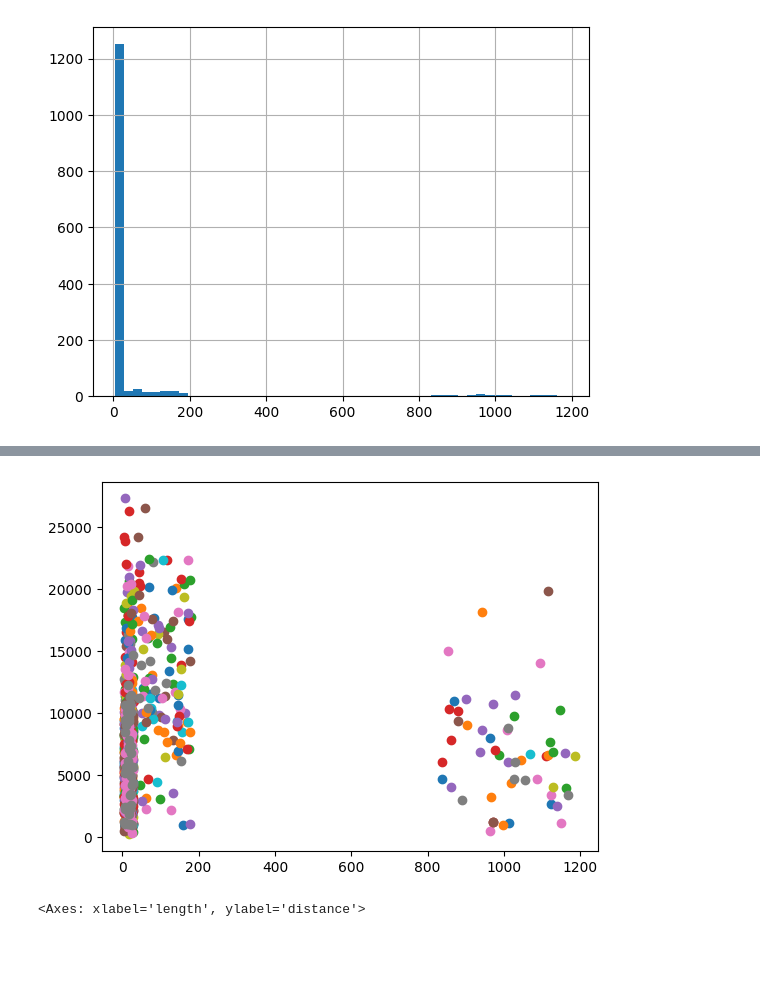
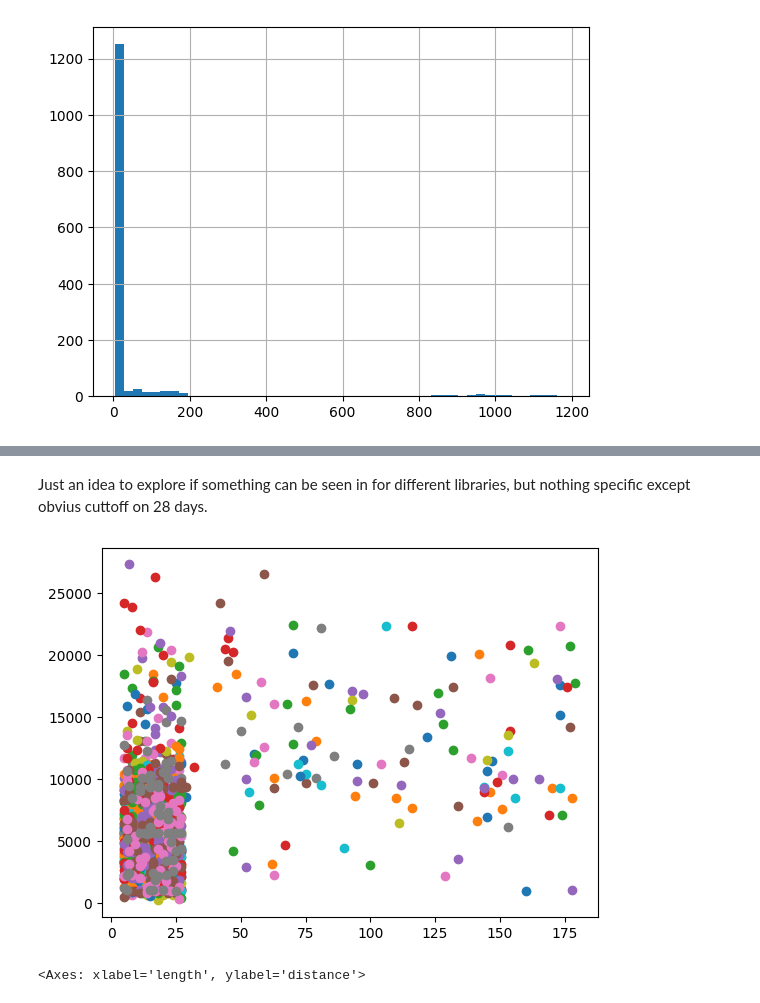
Before and after one commit to homoludens/library_example, a Jupyter notebook: library_eda.ipynb, the cells around one changed output, grey strips where cells are left out. Drawn from its saved outputs; the diff is of its cells as text; code cells hidden in the pictures; blank space fills up the shorter version.

```diff
--- a/library_eda.ipynb
+++ b/library_eda.ipynb
@@ -799,12 +808,14 @@ merged_df['length'].hist(bins=50)
+# %% [markdown]
+Just an idea to explore if something can be seen in for different libraries, but nothing specific except obvius cuttoff on 28 days.
 # %%
-late_df = merged_df[(merged_df['length']<2000)&(merged_df['length']>=0)]
+late_df = merged_df[(merged_df['length']<200)&(merged_df['length']>=0)]
 categories = late_df.library_id.unique()
 
 for category in categories:
     subset = late_df[late_df['library_id'] == category]
     plt.scatter(subset['length'], subset['distance'], label=category)
 # %% [output]
-[figure, old version]
+[figure, new version]
 # %%
 merged_df[(merged_df['length']<2000)&(merged_df['length']>=29)].plot.scatter('length', 'distance')
 # %% [output]
```
Also changed, not shown: parts of 28 cells of this notebook, 1 other file.
